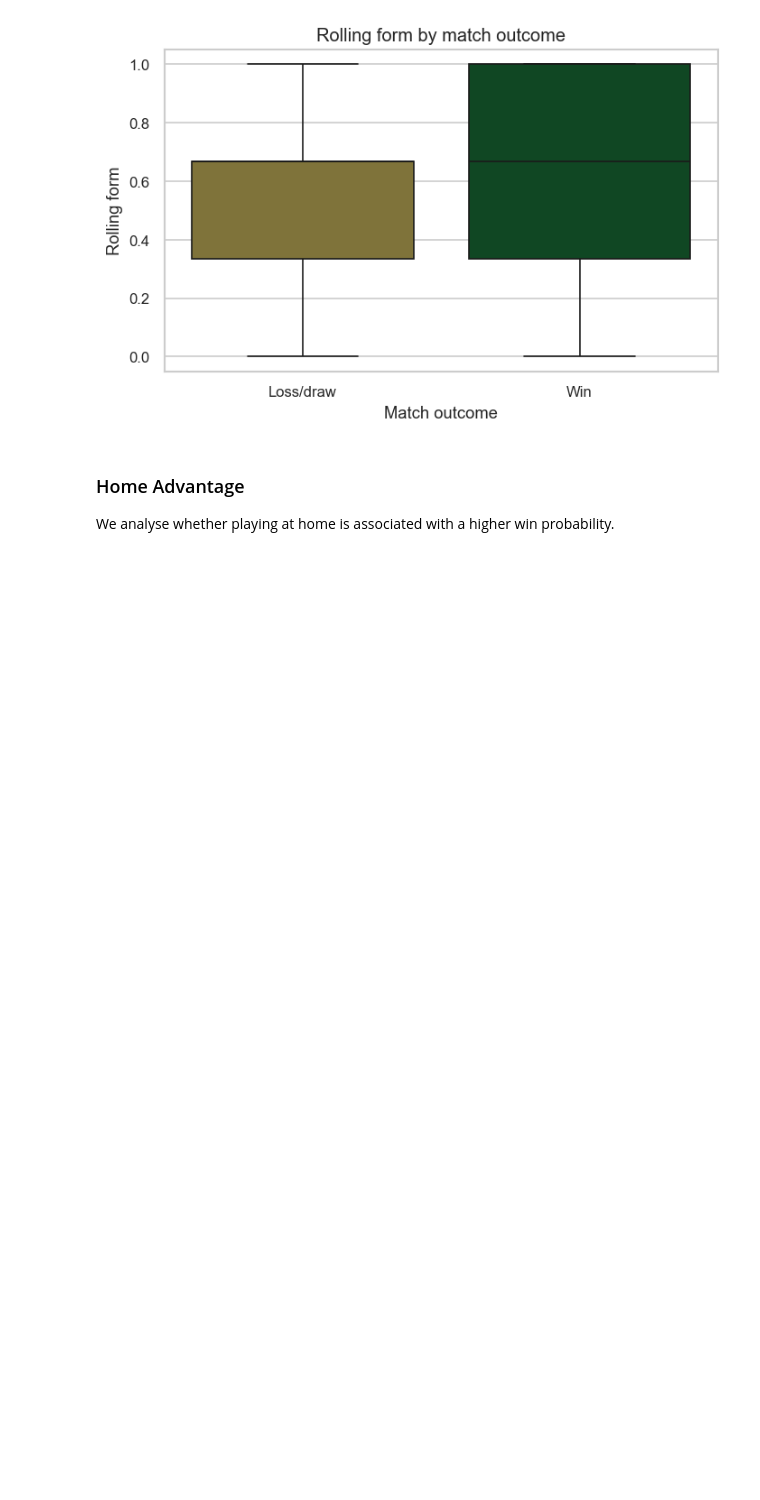
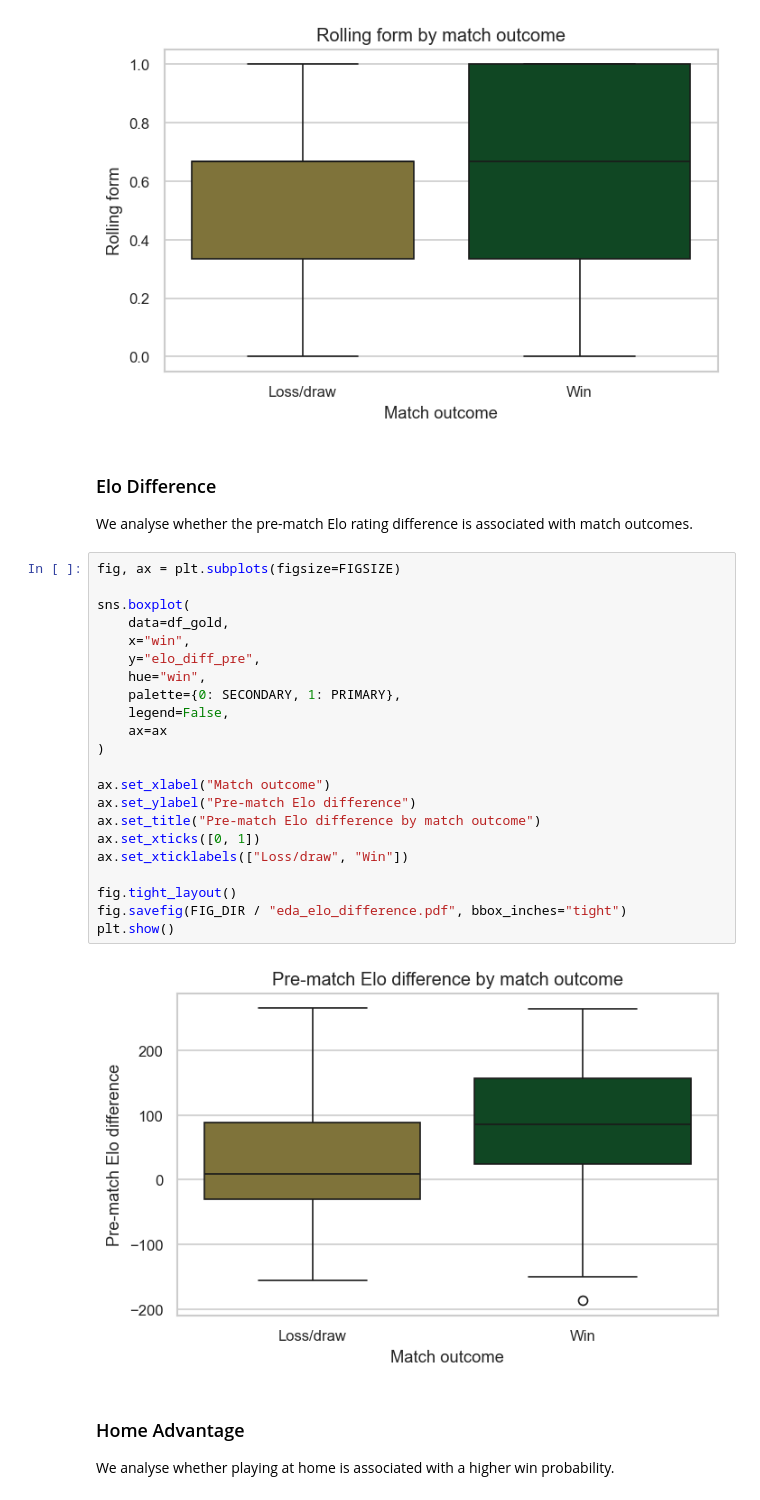
Before and after one commit to brandtami/springboks-rugby-analytics, a Jupyter notebook: notebooks/03_analysis_eda.ipynb, the cells around one changed output. Cells and saved outputs as stored; diff of their text form; blank space fills up the shorter version.

```diff
--- a/notebooks/03_analysis_eda.ipynb
+++ b/notebooks/03_analysis_eda.ipynb
@@ -126,6 +128,34 @@ fig.savefig(FIG_DIR / "eda_rolling_form.pdf", bbox_inches="tight")
 plt.show()
 # %% [output]
 [figure]
+# %% [markdown]
+### Elo Difference
+
+We analyse whether the pre-match Elo rating difference is associated with match outcomes.
+# %%
+fig, ax = plt.subplots(figsize=FIGSIZE)
+
+sns.boxplot(
+    data=df_gold,
+    x="win",
+    y="elo_diff_pre",
+    hue="win",
+    palette={0: SECONDARY, 1: PRIMARY},
+    legend=False,
+    ax=ax
+)
+
+ax.set_xlabel("Match outcome")
+ax.set_ylabel("Pre-match Elo difference")
+ax.set_title("Pre-match Elo difference by match outcome")
+ax.set_xticks([0, 1])
+ax.set_xticklabels(["Loss/draw", "Win"])
+
+fig.tight_layout()
+fig.savefig(FIG_DIR / "eda_elo_difference.pdf", bbox_inches="tight")
+plt.show()
+# %% [output]
+[figure, added]
 # %% [markdown]
 ### Home Advantage
 
```
Also changed, not shown: parts of 1 cell of this notebook, 22 other files.
